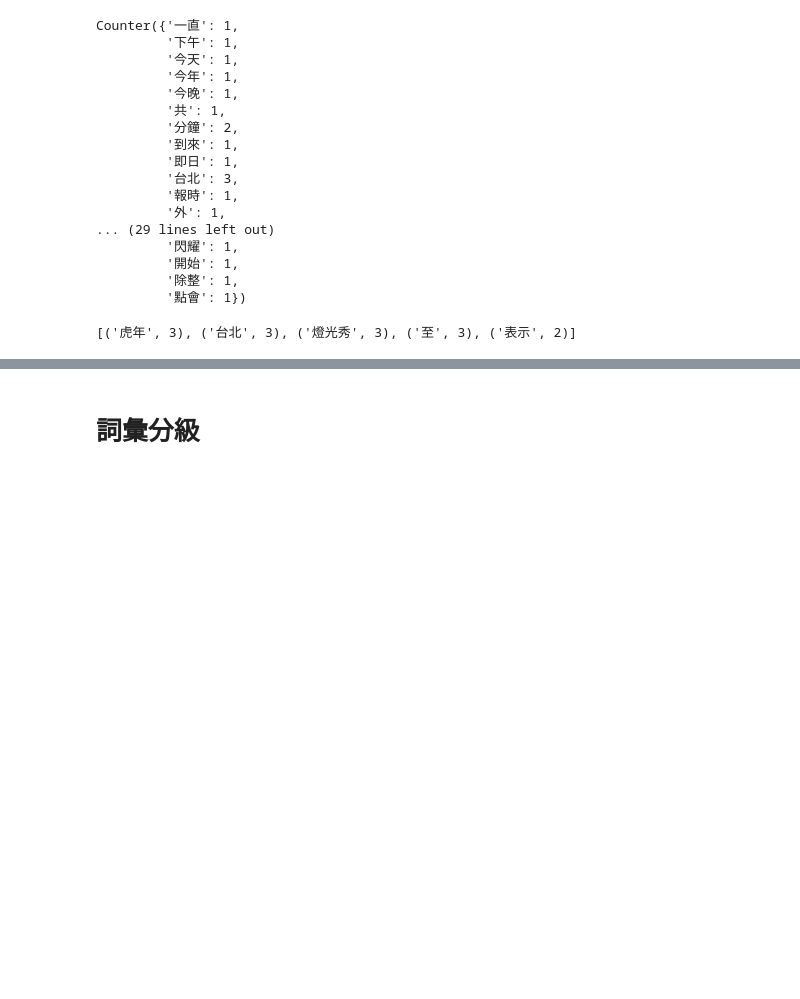
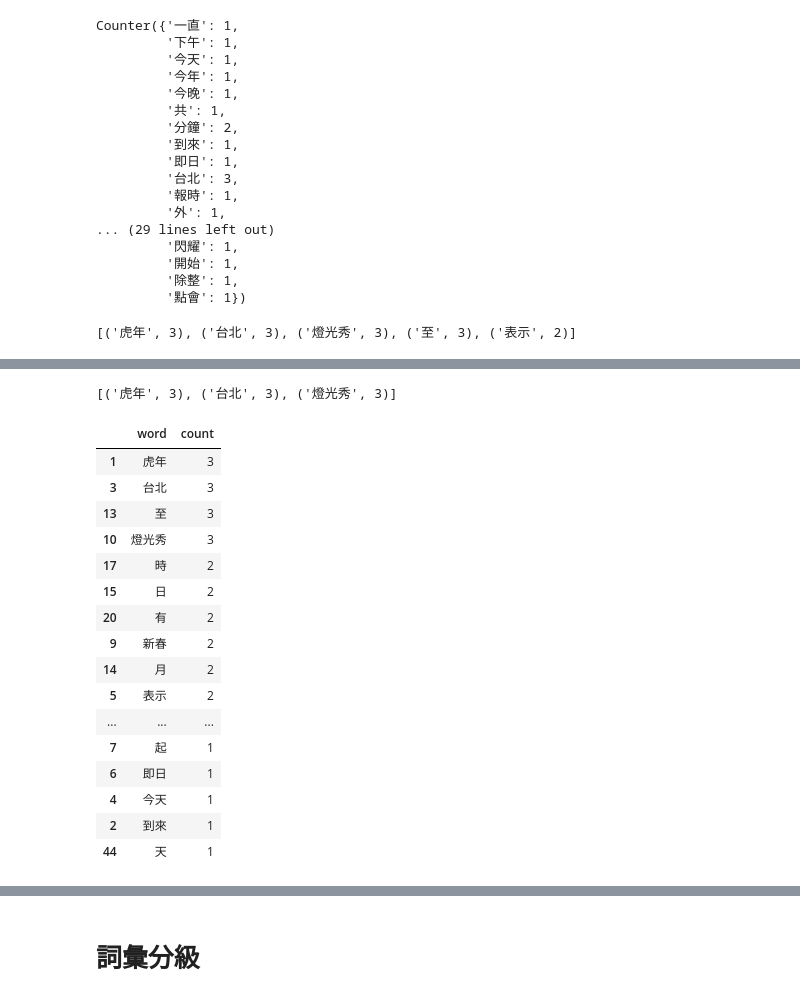
Before and after one commit to howard-haowen/NLP-demos, a Jupyter notebook: NQU_model_aided_lang_learning.ipynb, the cells around one changed output, grey strips where cells are left out. Cells and saved outputs as stored; diff of their text form; code cells hidden in the pictures; blank space fills up the shorter version.

```diff
--- a/NQU_model_aided_lang_learning.ipynb
+++ b/NQU_model_aided_lang_learning.ipynb
@@ -259,0 +488,32 @@ fig
+# %%
+text = "迎接虎年到來，台北101今天表示，即日起推出「虎年新春燈光秀」，將持續至2月5日，每晚6時至10時，除整點會有報時燈光變化外，每15分鐘還會有3分鐘的燈光秀。台北101下午透過新聞稿表示，今年特別設計「虎年新春燈光秀」，從今晚開始閃耀台北天際線，一直延續至2月5日，共7天。"
+show_most_common(text)
+# %% [output]
+[('虎年', 3), ('台北', 3), ('燈光秀', 3)]
+# %%
+counter_df = (
+    pd.DataFrame.from_dict(counter, orient='index').
+    reset_index().
+    rename(columns={0: 'count',
+                    'index': 'word'}).
+    sort_values(by='count', ascending=False)
+)
+counter_df
+# %% [output]
+|  | word | count |
+| 1 | 虎年 | 3 |
+| 3 | 台北 | 3 |
+| 13 | 至 | 3 |
+| 10 | 燈光秀 | 3 |
+| 17 | 時 | 2 |
+| 15 | 日 | 2 |
+| 20 | 有 | 2 |
+| 9 | 新春 | 2 |
+| 14 | 月 | 2 |
+| 5 | 表示 | 2 |
+| ... | ... | ... |
+| 7 | 起 | 1 |
+| 6 | 即日 | 1 |
+| 4 | 今天 | 1 |
+| 2 | 到來 | 1 |
+| 44 | 天 | 1 |
```
Also changed, not shown: parts of 93 cells of this notebook.
